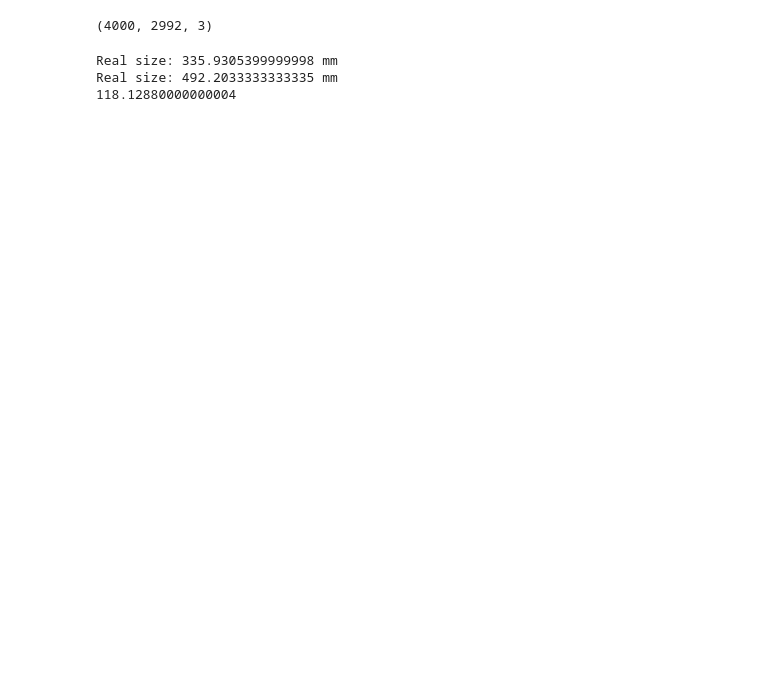
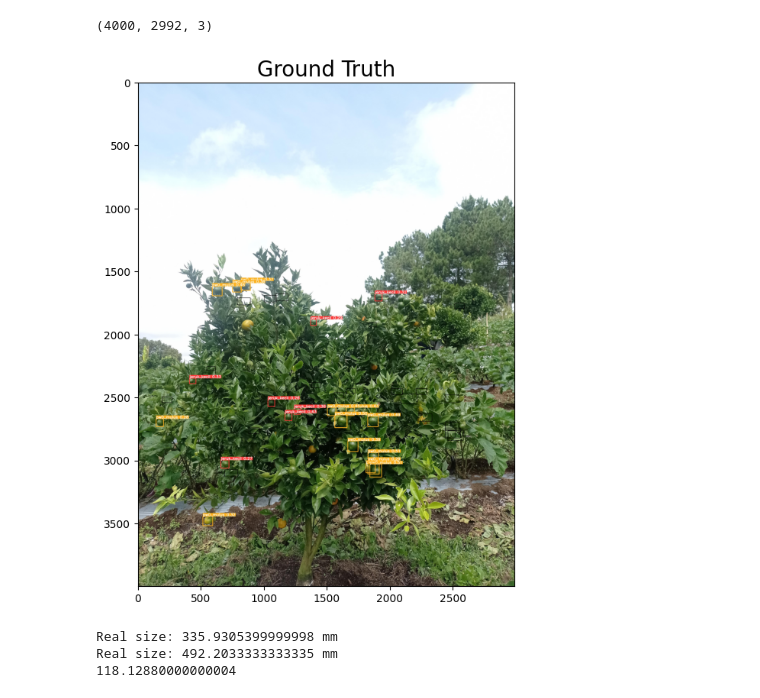
Before and after one commit to yohanesnuwara/PalmCV, a Jupyter notebook: Agrari_Detect.ipynb, the cells around one changed output. Cells and saved outputs as stored; diff of their text form; code cells hidden in the pictures; blank space fills up the shorter version.

```diff
--- a/Agrari_Detect.ipynb
+++ b/Agrari_Detect.ipynb
@@ -11,0 +33,7 @@ Mounted at /content/drive
+# %%
+class_names = ['jeruk_kecil', 'pw0_KH', 'pw0_KK', 'pw0_mulus', 'pw100_KH', 'pw100_KK', 'pw100_Sakit', 'pw100_mulus', 'pw25_KH', 'pw25_mulus', 'pw50_KH', 'pw50_mulus', 'pw75_KH', 'pw75_KK', 'pw75_mulus']
+class_codes = np.arange(len(class_names))
+
+df_class = pd.DataFrame({"name": class_names, "code": class_codes})
+
+df_class
@@ -11,0 +70,12 @@ Mounted at /content/drive
+# %%
+def crop(image_file, x_center, y_center, width, height):
+  image = cv2.imread(image_file)
+  image_height, image_width, _ = image.shape
+  x_min = int((x_center - width / 2) * image_width)
+  y_min = int((y_center - height / 2) * image_height)
+  x_max = int((x_center + width / 2) * image_width)
+  y_max = int((y_center + height / 2) * image_height)
+
+  # Crop the image
+  cropped_image = image[y_min:y_max, x_min:x_max]
+  return cropped_image
@@ -18,3 +156,31 @@ im.shape
+# %%
+image = '/content/Jeruk-25-3-tahun-selatan_jpg.rf.20409c7b324f9ac0925ad5584534d309.jpg'
+label = '/content/Jeruk-25-3-tahun-selatan_jpg.rf.20409c7b324f9ac0925ad5584534d309.txt'
+
+# Get bounding box coordinates (groundtruth)
+pclass, x0, y0, x1, y1 = get_bounding_box(image, label)
+
+
+plt.figure(figsize=(14,14))
+
+# Plot 1: Ground truth
+plt.subplot(1,2,1)
+img = cv2.imread(image)
+
+for i in range(len(x0)):
+  a, b = x0[i], y0[i]+500
+  c, d = x1[i], y1[i]+500
+
+  # Plot bounding box
+  thickness = 2
+  f = cv2.rectangle(img, (a,b), (c,d), color=(0,0,0), thickness=2)
+  f = cv2.cvtColor(f, cv2.COLOR_BGR2RGB)
+
+  # Plot image
+  plt.imshow(f)
+  plt.title('Ground Truth', size=20)
+# %% [output]
+[figure, added]
 # %%
 import math
 
```
Also changed, not shown: parts of 9 cells of this notebook.
